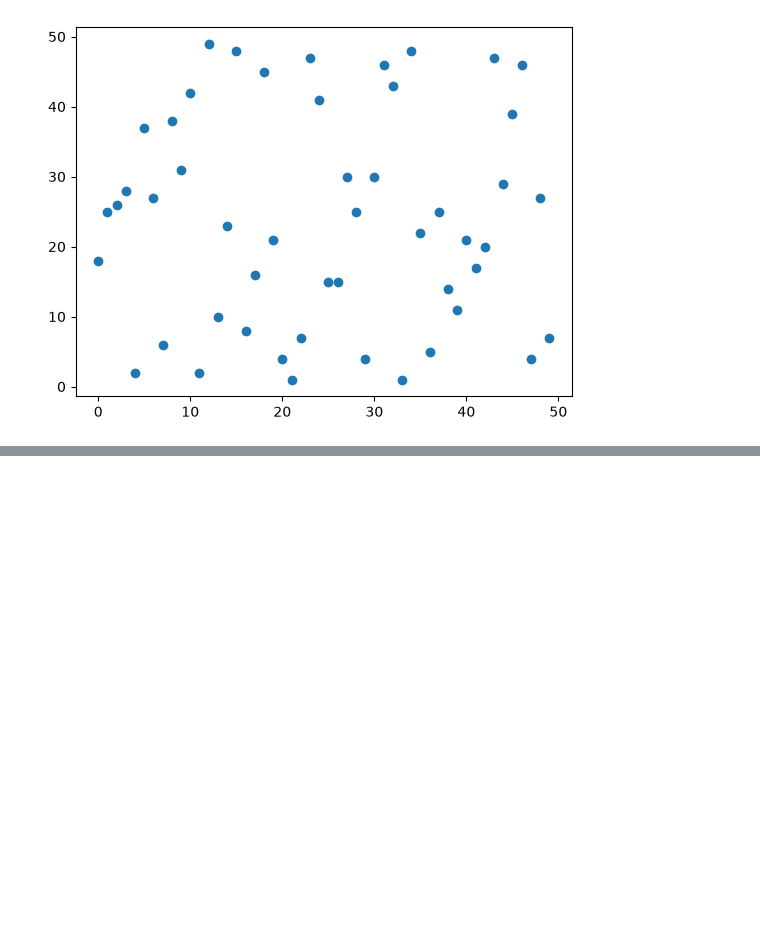
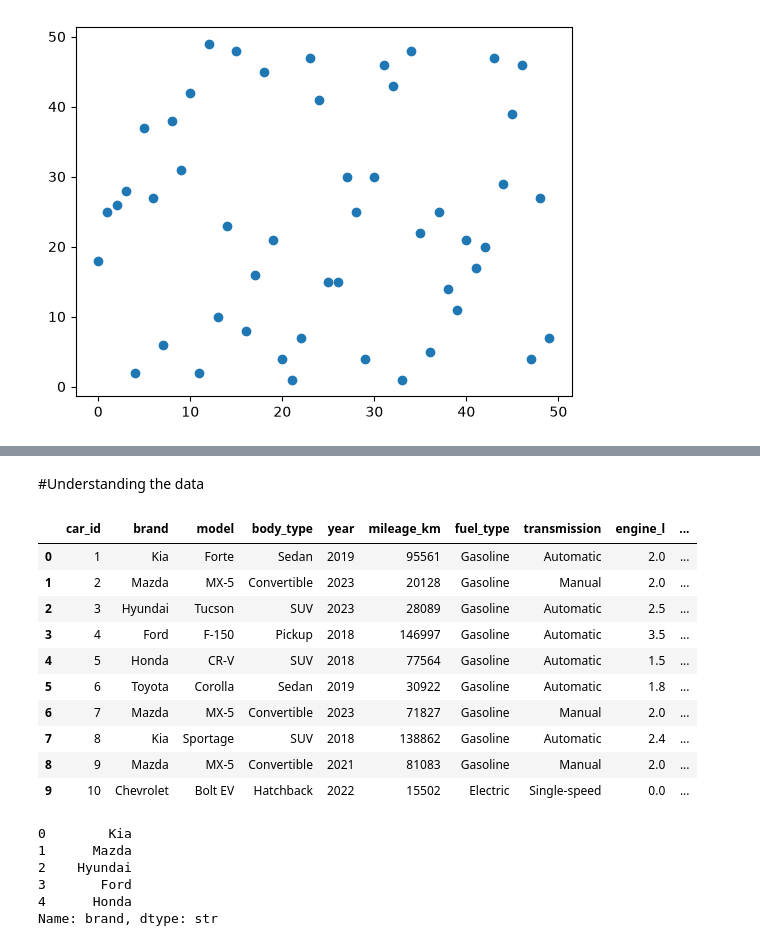
Before and after one commit to mahdiatom00/python-notebooks, a Jupyter notebook: notebooks/Jupyter-main.ipynb, the cells around one changed output, grey strips where cells are left out. Drawn from its saved outputs; the diff is of its cells as text; code cells hidden in the pictures; blank space fills up the shorter version.

```diff
--- a/notebooks/Jupyter-main.ipynb
+++ b/notebooks/Jupyter-main.ipynb
@@ -320,0 +340,26 @@ plt.show()
+# %% [markdown]
+#Understanding the data
+# %%
+Fa = pd.read_csv(r"D:\chatgpt output\Python_Practice\cars_ml.csv")
+Fa.head(10)
+# %% [output]
+|  | car_id | brand | model | body_type | year | mileage_km | fuel_type | transmission | engine_l | ... |
+| 0 | 1 | Kia | Forte | Sedan | 2019 | 95561 | Gasoline | Automatic | 2.0 | ... |
+| 1 | 2 | Mazda | MX-5 | Convertible | 2023 | 20128 | Gasoline | Manual | 2.0 | ... |
+| 2 | 3 | Hyundai | Tucson | SUV | 2023 | 28089 | Gasoline | Automatic | 2.5 | ... |
+| 3 | 4 | Ford | F-150 | Pickup | 2018 | 146997 | Gasoline | Automatic | 3.5 | ... |
+| 4 | 5 | Honda | CR-V | SUV | 2018 | 77564 | Gasoline | Automatic | 1.5 | ... |
+| 5 | 6 | Toyota | Corolla | Sedan | 2019 | 30922 | Gasoline | Automatic | 1.8 | ... |
+| 6 | 7 | Mazda | MX-5 | Convertible | 2023 | 71827 | Gasoline | Manual | 2.0 | ... |
+| 7 | 8 | Kia | Sportage | SUV | 2018 | 138862 | Gasoline | Automatic | 2.4 | ... |
+| 8 | 9 | Mazda | MX-5 | Convertible | 2021 | 81083 | Gasoline | Manual | 2.0 | ... |
+| 9 | 10 | Chevrolet | Bolt EV | Hatchback | 2022 | 15502 | Electric | Single-speed | 0.0 | ... |
+# %%
+Fa["brand"].head()
+# %% [output]
+0        Kia
+1      Mazda
+2    Hyundai
+3       Ford
+4      Honda
+Name: brand, dtype: str
```
Also changed, not shown: parts of 11 cells of this notebook.
